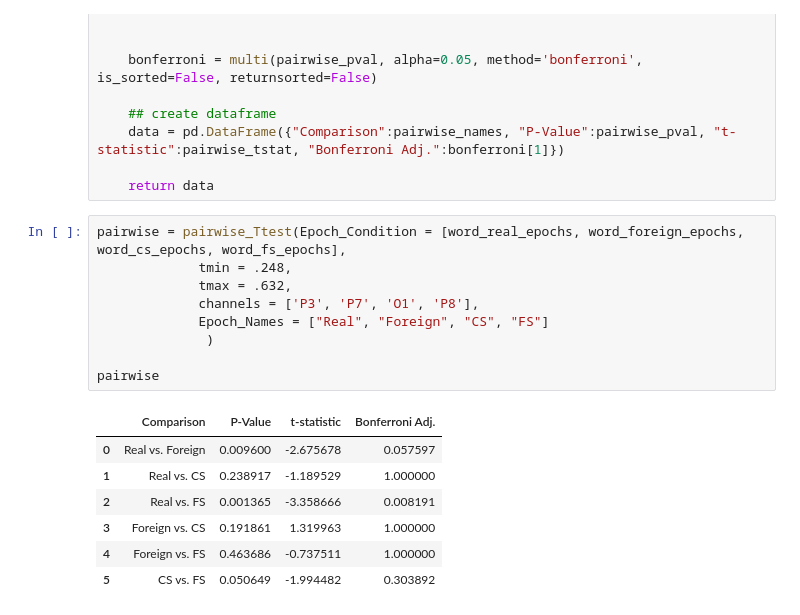
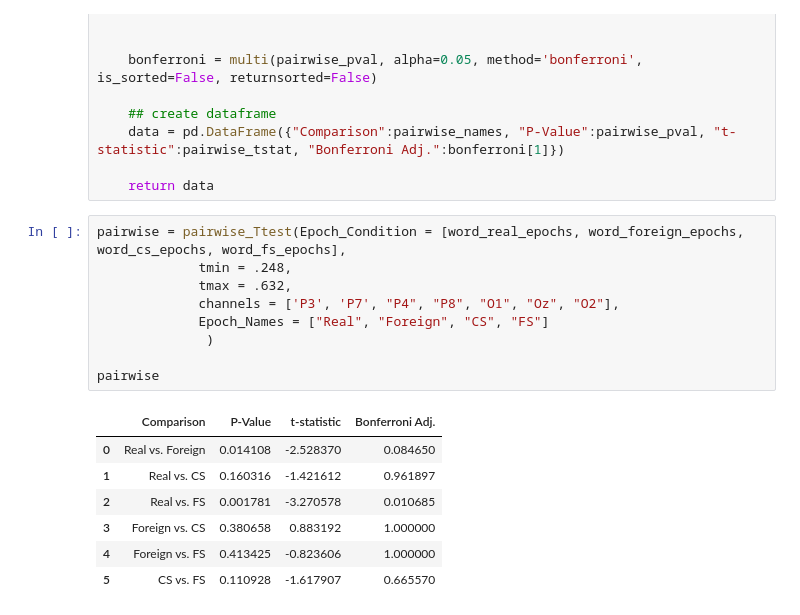
Before and after one commit to MinaAlmasi/neuroMDMA, a Jupyter notebook: EEG_OWN/EEG_OWN_STATS.ipynb, the cells around one changed output. Saved outputs shown, nothing was run; the diff lists cells and outputs as text.

```diff
--- a/EEG_OWN/EEG_OWN_STATS.ipynb
+++ b/EEG_OWN/EEG_OWN_STATS.ipynb
@@ -293,17 +404,17 @@ def pairwise_Ttest(Epoch_Condition, tmin, tmax, channels, Epoch_Names):
 # %%
 pairwise = pairwise_Ttest(Epoch_Condition = [word_real_epochs, word_foreign_epochs, word_cs_epochs, word_fs_epochs],
              tmin = .248,
              tmax = .632,
-             channels = ['P3', 'P7', 'O1', 'P8'],
+             channels = ['P3', 'P7', "P4", "P8", "O1", "Oz", "O2"],
              Epoch_Names = ["Real", "Foreign", "CS", "FS"]
               )
 
 pairwise
 # %% [output]
 |  | Comparison | P-Value | t-statistic | Bonferroni Adj. |
-| 0 | Real vs. Foreign | 0.009600 | -2.675678 | 0.057597 |
-| 1 | Real vs. CS | 0.238917 | -1.189529 | 1.000000 |
-| 2 | Real vs. FS | 0.001365 | -3.358666 | 0.008191 |
-| 3 | Foreign vs. CS | 0.191861 | 1.319963 | 1.000000 |
-| 4 | Foreign vs. FS | 0.463686 | -0.737511 | 1.000000 |
-| 5 | CS vs. FS | 0.050649 | -1.994482 | 0.303892 |
+| 0 | Real vs. Foreign | 0.014108 | -2.528370 | 0.084650 |
+| 1 | Real vs. CS | 0.160316 | -1.421612 | 0.961897 |
+| 2 | Real vs. FS | 0.001781 | -3.270578 | 0.010685 |
+| 3 | Foreign vs. CS | 0.380658 | 0.883192 | 1.000000 |
+| 4 | Foreign vs. FS | 0.413425 | -0.823606 | 1.000000 |
+| 5 | CS vs. FS | 0.110928 | -1.617907 | 0.665570 |
```
Also changed, not shown: parts of 9 cells of this notebook, 1 other file.
